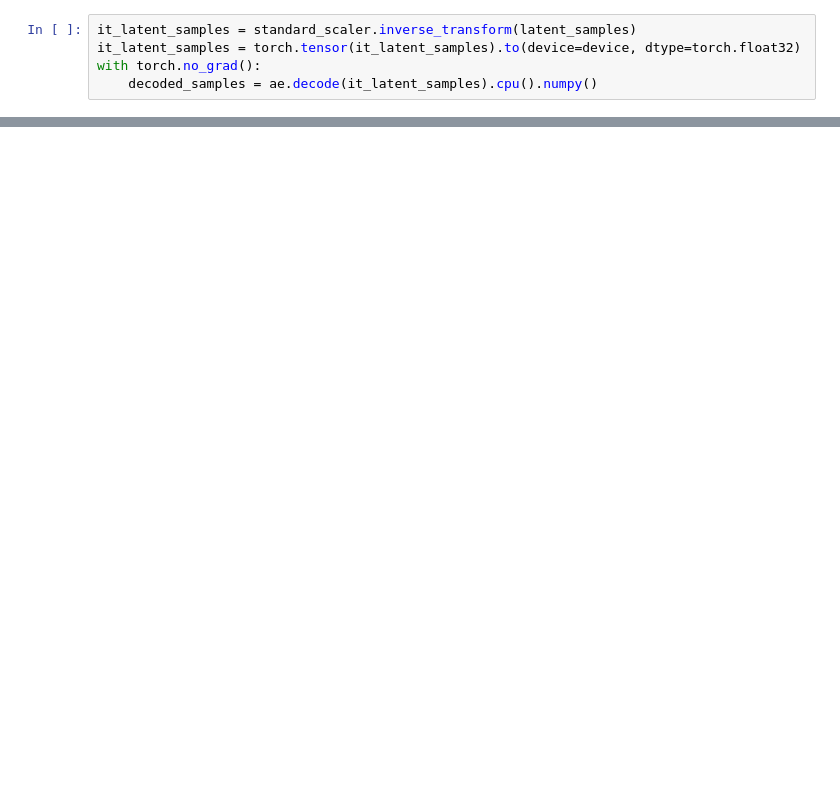
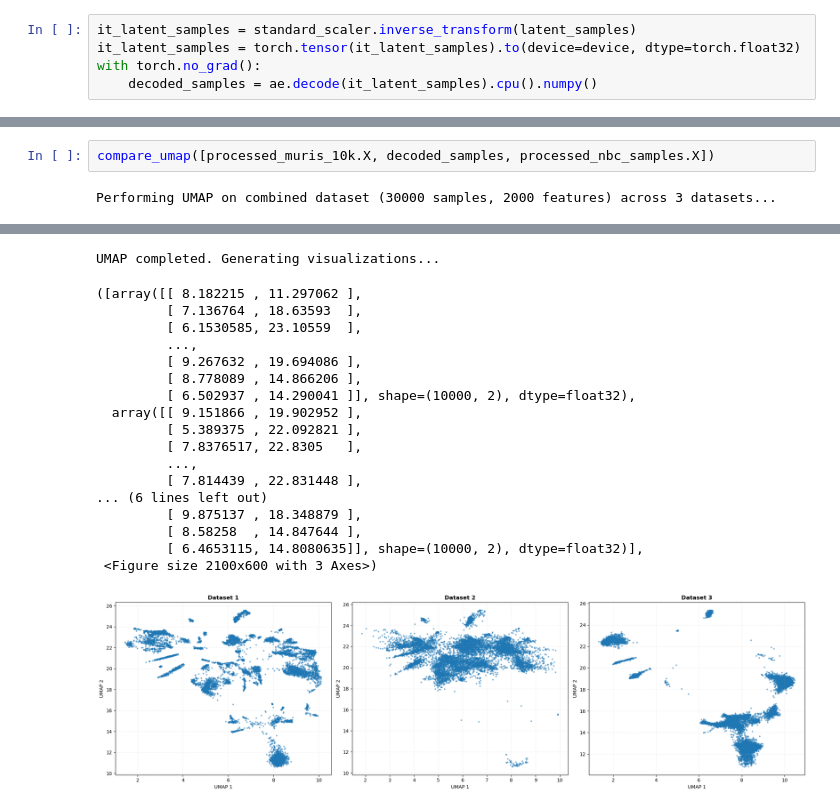
Before and after one commit to LangtianM/scDeepSim, a Jupyter notebook: experiments/sim_bottleneck.ipynb, the cells around one changed output, grey strips where cells are left out. Drawn from its saved outputs; the diff is of its cells as text; blank space fills up the shorter version.

```diff
--- a/experiments/sim_bottleneck.ipynb
+++ b/experiments/sim_bottleneck.ipynb
@@ -286,0 +262,4 @@ UMAP completed. Generating visualizations...
+# %%
+compare_umap([processed_muris_10k.X, decoded_samples, processed_nbc_samples.X])
+# %% [output]
+Performing UMAP on combined dataset (30000 samples, 2000 features) across 3 datasets...
@@ -287,3 +267,22 @@ UMAP completed. Generating visualizations...
+UMAP completed. Generating visualizations...
+([array([[ 8.182215 , 11.297062 ],
+         [ 7.136764 , 18.63593  ],
+         [ 6.1530585, 23.10559  ],
+         ...,
+         [ 9.267632 , 19.694086 ],
+         [ 8.778089 , 14.866206 ],
+         [ 6.502937 , 14.290041 ]], shape=(10000, 2), dtype=float32),
+  array([[ 9.151866 , 19.902952 ],
+         [ 5.389375 , 22.092821 ],
+         [ 7.8376517, 22.8305   ],
+         ...,
+         [ 7.814439 , 22.831448 ],
+... (6 lines left out)
+         [ 9.875137 , 18.348879 ],
+         [ 8.58258  , 14.847644 ],
+         [ 6.4653115, 14.8080635]], shape=(10000, 2), dtype=float32)],
+ <Figure size 2100x600 with 3 Axes>)
+[figure, added]
 # %%
 with torch.no_grad():
     encoded_nbc_samples = ae.encode(torch.tensor(processed_nbc_samples.X,
```
Also changed, not shown: parts of 15 cells of this notebook, 6 other files.
